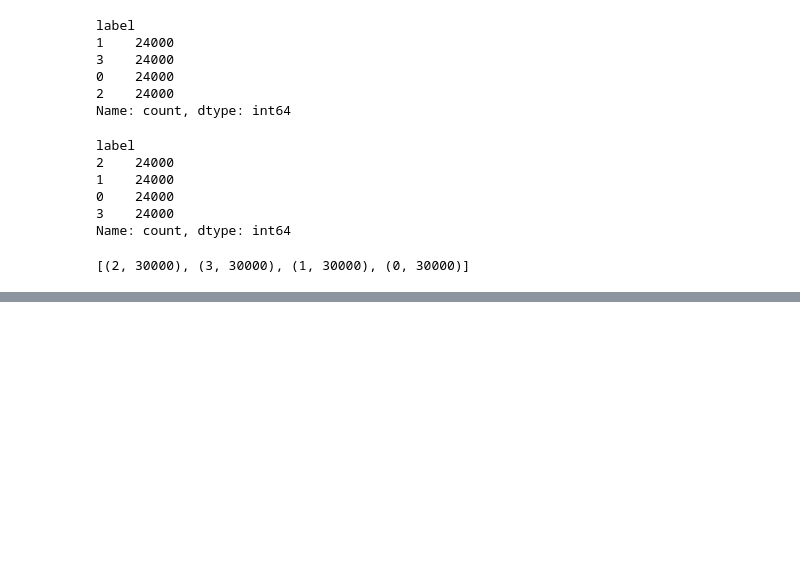
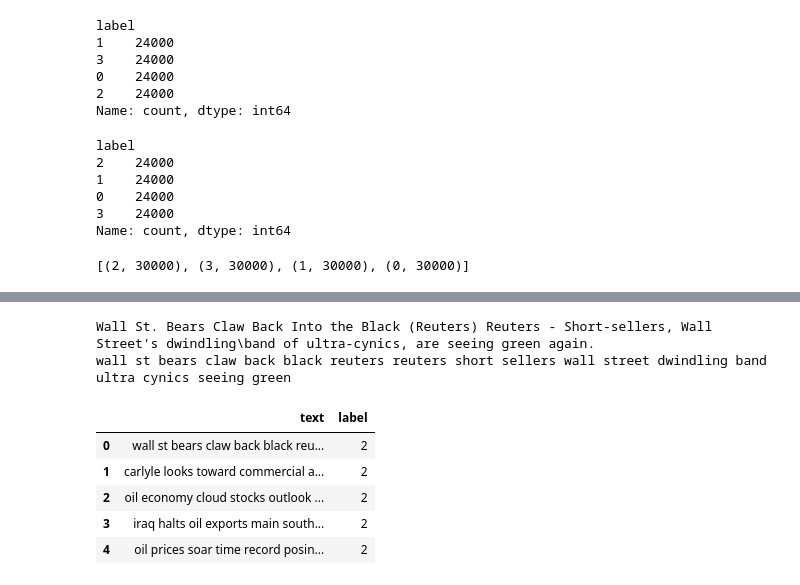
Before and after one commit to evasim/my-first-MLOPS-project, a Jupyter notebook: notebooks/MLOPS_project.ipynb, the cells around one changed output, grey strips where cells are left out. Cells and saved outputs as stored; diff of their text form; code cells hidden in the pictures; blank space fills up the shorter version.

```diff
--- a/notebooks/MLOPS_project.ipynb
+++ b/notebooks/MLOPS_project.ipynb
@@ -129,0 +137,3 @@ tags.most_common()
+# %%
+nltk.download("stopwords")
+words = stopwords.words("english")
@@ -129,0 +153,33 @@ tags.most_common()
+# %%
+def text(text, stopwords=words):
+    # change every words into lower case
+    text = text.lower()
+
+    # removing stopwords such as "is", "the" and so on
+    pattern = re.compile(r'\b(' + r"|".join(words)+ r")\b\s*")
+    text = pattern.sub('', text)
+
+    text = re.sub(r"([!\"'#$%&()*\+,-./:;<=>?@\\\[\]^_`{|}~])", r" \1 ", text) # add space
+    text = re.sub("[^A-Za-z0-9]+", " ", text) # remove other than words and numbers
+    text = re.sub(" +", " ", text) # remove all extra spaces
+    text = text.strip() # remove spaces at the start and at the end
+    text = re.sub(r"http\S+", "", text) # remove links
+
+    return text
+# %%
+ori_df = df.copy()
+df.text = df.text.apply(text)
+print(f"{ori_df.text.values[0]}\n{df.text.values[0]}")
+# %% [output]
+Wall St. Bears Claw Back Into the Black (Reuters) Reuters - Short-sellers, Wall Street's dwindling\band of ultra-cynics, are seeing green again.
+wall st bears claw back black reuters reuters short sellers wall street dwindling band ultra cynics seeing green
+# %%
+df = df.dropna(subset=["label"])
+df.head()
+# %% [output]
+|  | text | label |
+| 0 | wall st bears claw back black reu... | 2 |
+| 1 | carlyle looks toward commercial a... | 2 |
+| 2 | oil economy cloud stocks outlook ... | 2 |
+| 3 | iraq halts oil exports main south... | 2 |
+| 4 | oil prices soar time record posin... | 2 |
```
Also changed, not shown: parts of 14 cells of this notebook.
